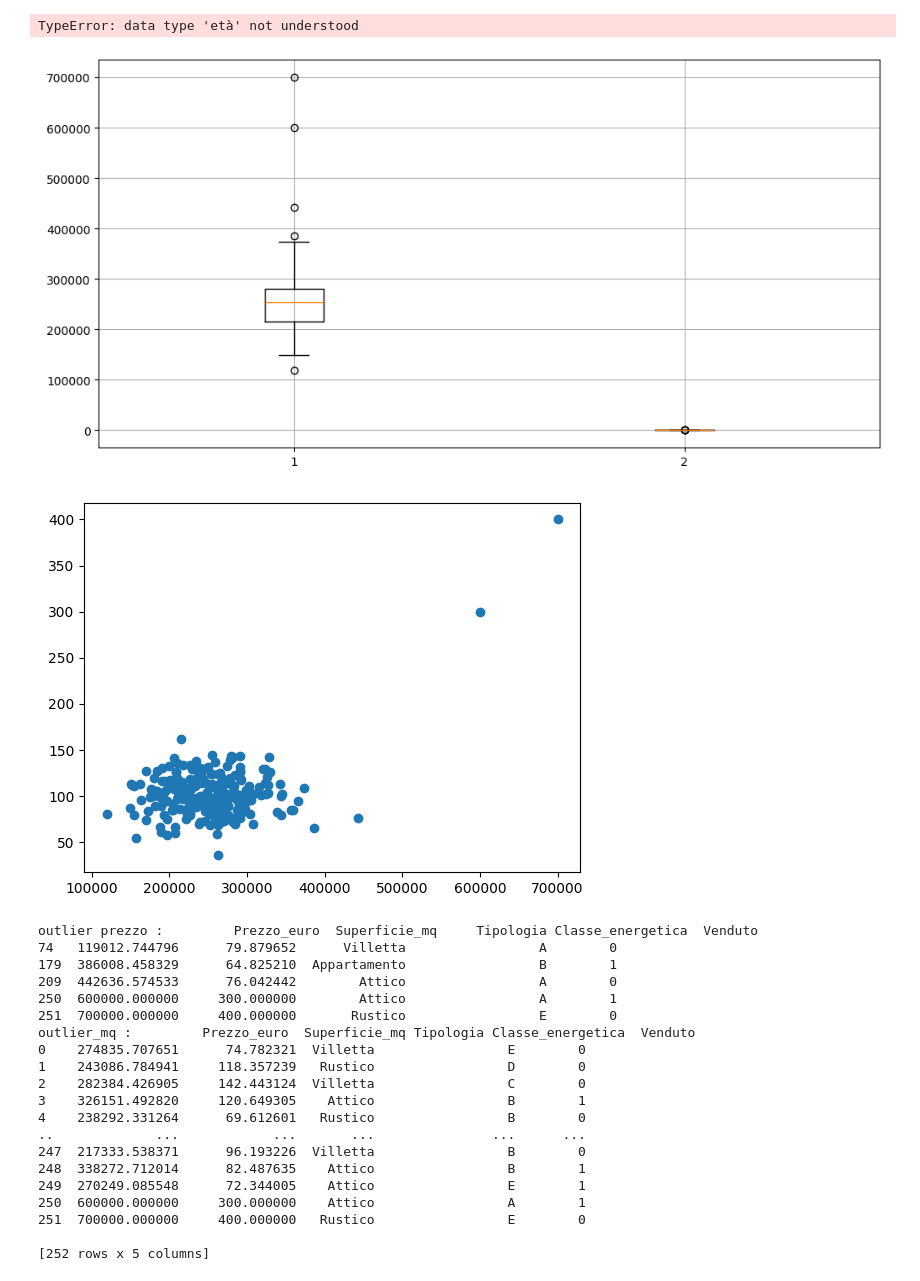
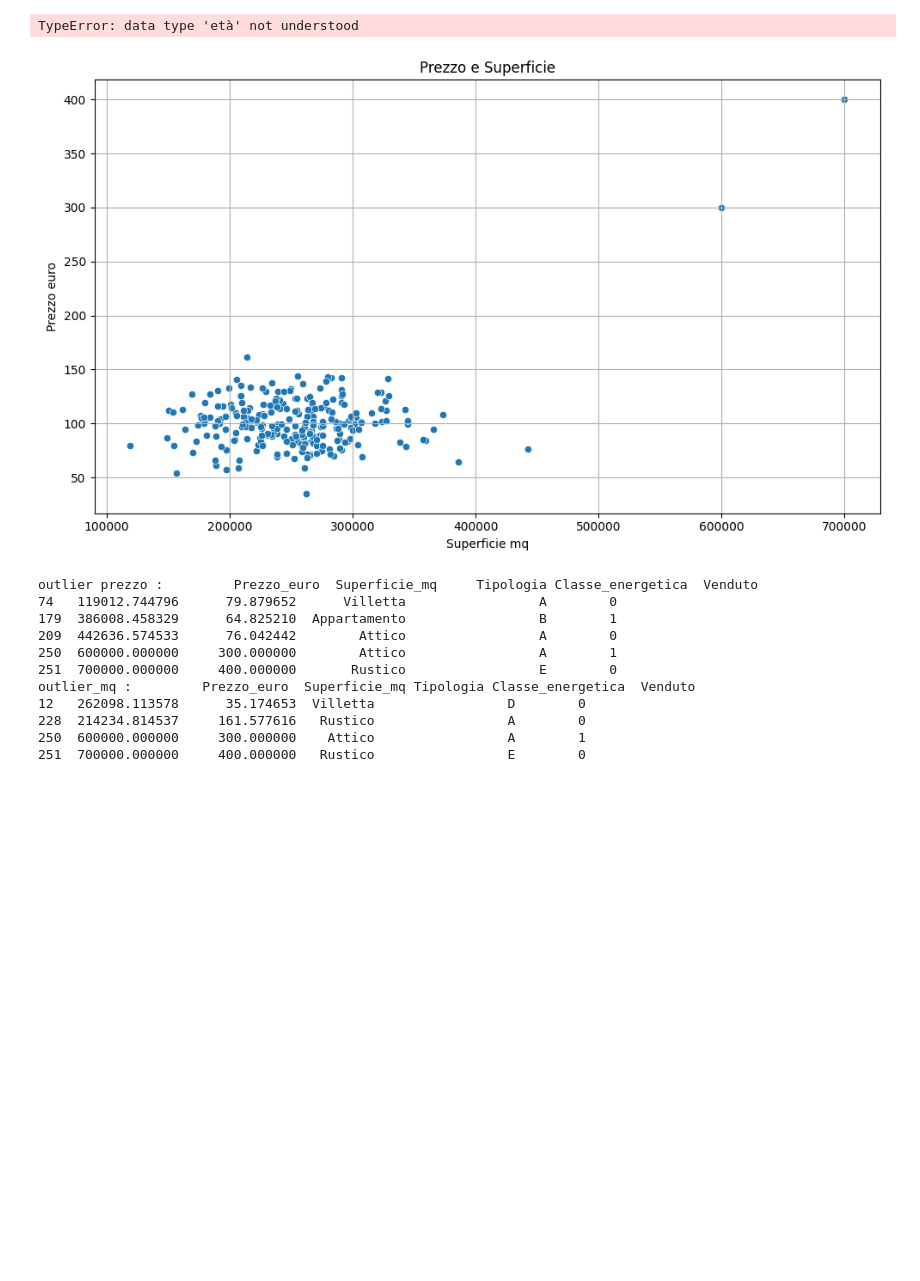
Before and after one commit to omvori/appuntini_its, a Jupyter notebook: Python/Datascience/datascience_data_processing_esercizi.ipynb, the cells around one changed output. Cells and saved outputs as stored; diff of their text form; code cells hidden in the pictures; blank space fills up the shorter version.

```diff
--- a/Python/Datascience/datascience_data_processing_esercizi.ipynb
+++ b/Python/Datascience/datascience_data_processing_esercizi.ipynb
@@ -283,64 +283,63 @@ column_t = ColumnTransformer(
 # %% [output]
 TypeError: data type 'età' not understood
 # %%
-#esercitazione 1 *3*
+#esercitazione 1
+import seaborn as sns
+import pandas as pd
+import numpy as np
+import matplotlib.pyplot as plt
 
-import numpy as np
+dfes1 = pd.read_excel(r'/home/omori/Scrivania/ITS/datascience/materiale_es_preprocess/esercizio_immobili_preprocessing.xlsx')
 
-dfes1 = pd.read_excel(r'c:\Users\Andrea C\Desktop\its\Py\datascience\roba_es_preprocess\esercizio_immobili_preprocessing.xlsx')
-
-#applicazione
-
-plt.figure(figsize=(12,6))
-
-plt.boxplot([
-    dfes1['Prezzo_euro'],
-    dfes1['Superficie_mq'],
-])
+#box e scatterplot
+plt.figure(figsize=(10,6))
+sns.scatterplot(data=dfes1,x='Prezzo_euro',y='Superficie_mq')
+plt.title('Prezzo e Superficie')
+plt.xlabel('Superficie mq')
+plt.ylabel('Prezzo euro')
 plt.grid(True)
+plt.tight_layout()
 plt.show()
-
-plt.Figure(figsize=(12,6))
-
-plt.scatter(x=dfes1['Prezzo_euro'],y=dfes1['Superficie_mq'])
-plt.show()
-
-plt.tight_layout()
 
 #individuare gli otulier
 
 q1_prezzo = np.percentile(dfes1['Prezzo_euro'],25)
 q3_prezzo = np.percentile(dfes1['Prezzo_euro'],75)
 
 q1_mq = np.percentile(dfes1['Superficie_mq'],25)
 q3_mq = np.percentile(dfes1['Superficie_mq'],75)
 
 iqr_prezzo = q3_prezzo-q1_prezzo
 iqr_mq = q3_mq - q1_mq
 
 lim_inf_prezzp = q1_prezzo - 1.5 * iqr_prezzo
 lim_sup_prezzo = q3_prezzo + 1.5 * iqr_prezzo
 
-lim_inf_mq =  - 1.5 * iqr_mq
-lim_sup_mq = q3_prezzo + 1.5 * iqr_mq
+lim_inf_mq =  q1_mq - 1.5 * iqr_mq
+lim_sup_mq = q3_mq + 1.5 * iqr_mq
 
 
 outlier = dfes1[(dfes1['Prezzo_euro'] < lim_inf_prezzp) | (dfes1['Prezzo_euro'] > lim_sup_prezzo)]
-outlier_mq = dfes1[(dfes1['Superficie_mq'] < lim_inf_prezzp) | (dfes1['Superficie_mq'] > lim_sup_prezzo)]
+outlier_mq = dfes1[(dfes1['Superficie_mq'] < lim_inf_mq) | (dfes1['Superficie_mq'] > lim_sup_mq)]
 
 
 
 print("outlier prezzo : ", outlier)
 print("outlier_mq : ", outlier_mq)
 
 
 
 #rimozione/sostituzione outlier
 
-dfes1.loc['Prezzo_euro']
+dfes1_filtered_removed = dfes1[
+    (dfes1['Prezzo_euro'] >= lim_inf_prezzp) & (dfes1['Prezzo_euro'] <= lim_sup_prezzo) &
+    (dfes1['Superficie_mq'] >= lim_inf_mq) & (dfes1['Superficie_mq'] <= lim_sup_mq)
+]
+
+dfes1_filtered_replace = dfes1.loc[(dfes1['Prezzo_euro'] >= lim_inf_prezzp) & (dfes1['Prezzo_euro'] <= lim_sup_prezzo) &
+                        (dfes1['Superficie_mq'] >= lim_inf_mq) & (dfes1['Superficie_mq'] <= lim_sup_mq)]
 # %% [output]
-[figure, old version]
+[figure, new version]
-[figure, removed]
 outlier prezzo :         Prezzo_euro  Superficie_mq     Tipologia Classe_energetica  Venduto
 74   119012.744796      79.879652      Villetta                 A        0
 179  386008.458329      64.825210  Appartamento                 B        1
@@ -348,16 +347,7 @@ outlier prezzo :         Prezzo_euro  Superficie_mq     Tipologia Classe_energet
 250  600000.000000     300.000000        Attico                 A        1
 251  700000.000000     400.000000       Rustico                 E        0
 outlier_mq :         Prezzo_euro  Superficie_mq Tipologia Classe_energetica  Venduto
-0    274835.707651      74.782321  Villetta                 E        0
-1    243086.784941     118.357239   Rustico                 D        0
-2    282384.426905     142.443124  Villetta                 C        0
-3    326151.492820     120.649305    Attico                 B        1
-4    238292.331264      69.612601   Rustico                 B        0
-..             ...            ...       ...               ...      ...
-247  217333.538371      96.193226  Villetta                 B        0
-248  338272.712014      82.487635    Attico                 B        1
-249  270249.085548      72.344005    Attico                 E        1
+12   262098.113578      35.174653  Villetta                 D        0
+228  214234.814537     161.577616   Rustico                 A        0
 250  600000.000000     300.000000    Attico                 A        1
 251  700000.000000     400.000000   Rustico                 E        0
-
-[252 rows x 5 columns]
```
Also changed, not shown: parts of 1 cell of this notebook.
